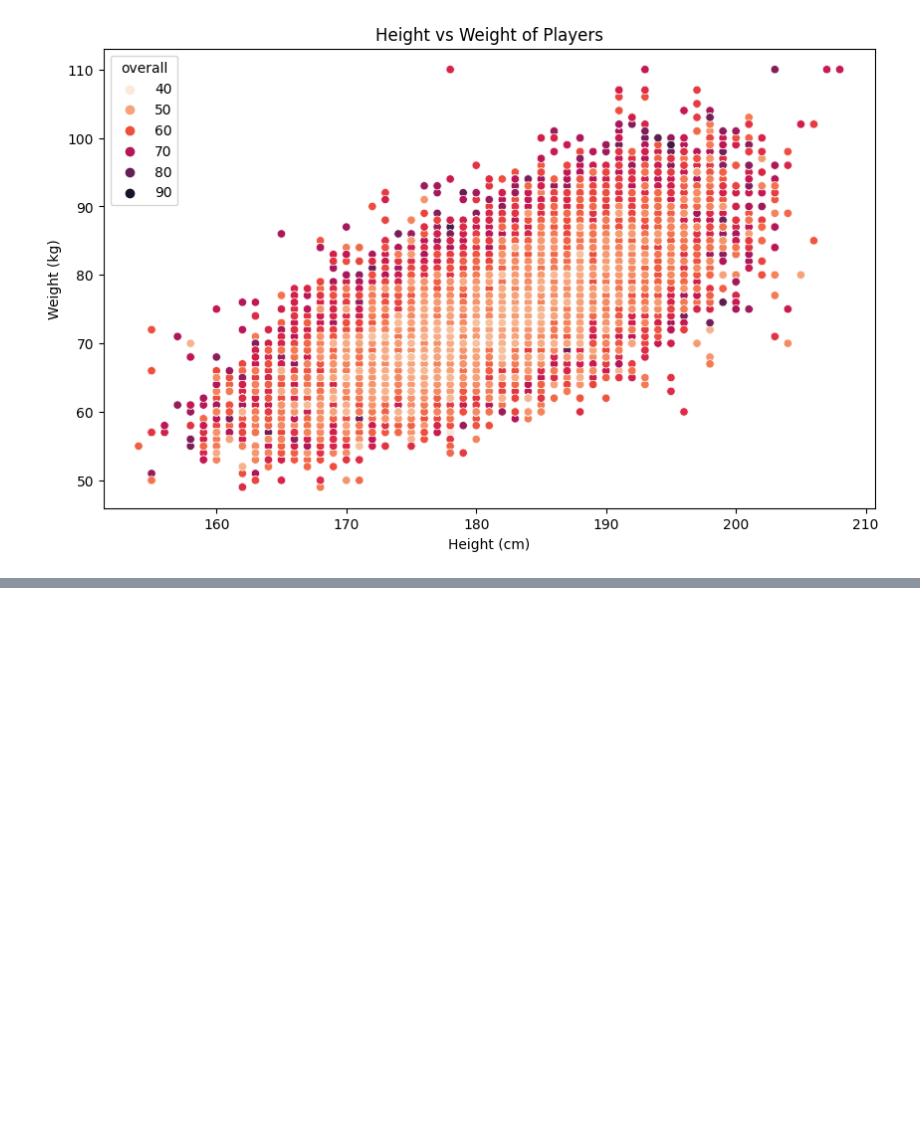
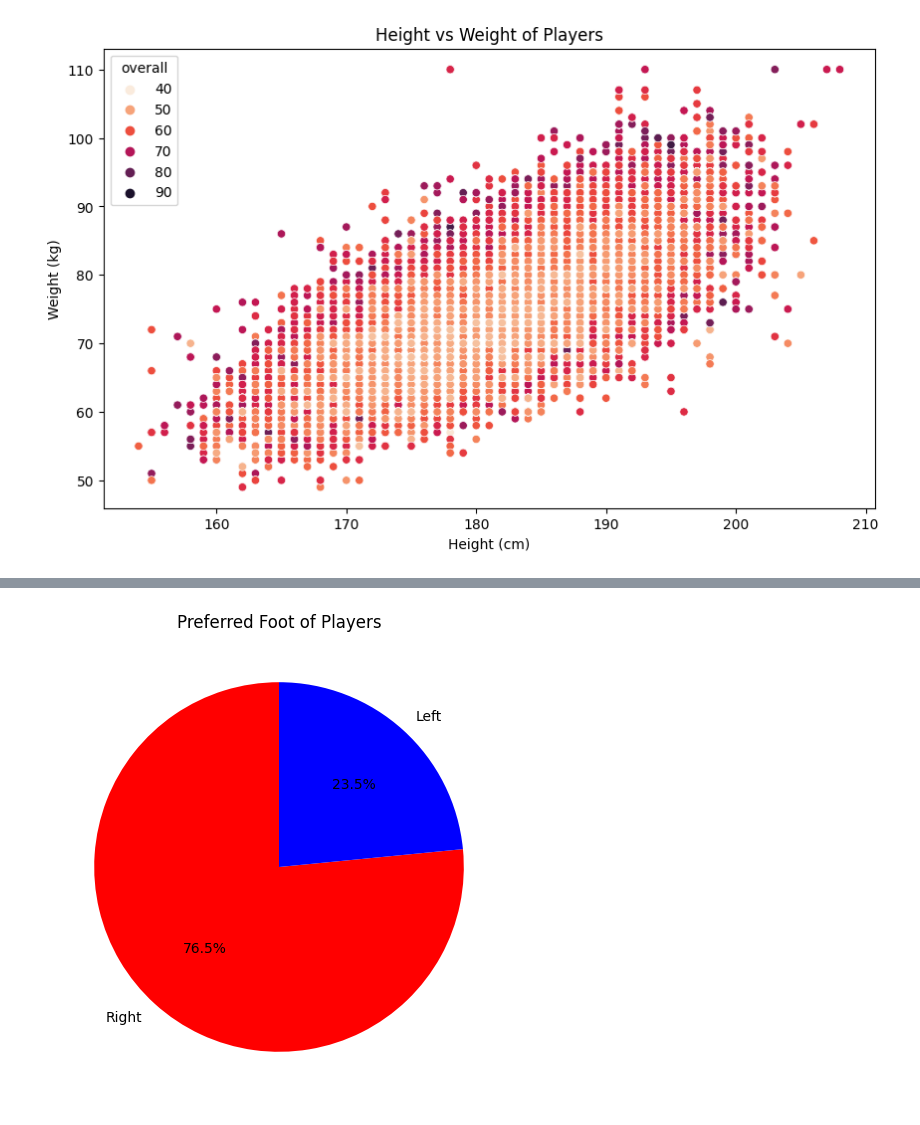
Before and after one commit to AliHashish/FIFA_Players_Analysis, a Jupyter notebook: BigData.ipynb, the cells around one changed output, grey strips where cells are left out. Cells and saved outputs as stored; diff of their text form; code cells hidden in the pictures; blank space fills up the shorter version.

```diff
--- a/BigData.ipynb
+++ b/BigData.ipynb
@@ -763,3 +795,19 @@ plt.show()
+# %%
+plt.figure(figsize=(10, 6))
+
+# Create a dictionary to map the values
+foot_dict = {0: 'Right', 1: 'Left'}
+df['preferred_foot_text'] = df['preferred_foot'].map(foot_dict)
+
+df['preferred_foot_text'].value_counts().plot.pie(autopct='%1.1f%%', colors=['#FF0000','#0000FF'], startangle=90, labels=df['preferred_foot_text'].unique())
+plt.title('Preferred Foot of Players')
+plt.ylabel('')
+plt.show()
+
+# drop the column
+df = df.drop(columns = ['preferred_foot_text'])
+# %% [output]
+[figure, added]
 # %%
 # strikers: ls, st, rs, lf, cf, rf
 # midfielders:  lam, cam, ram, lm, lcm, cm, rcm, rm, ldm, cdm, rdm
```
Also changed, not shown: parts of 27 cells of this notebook.
